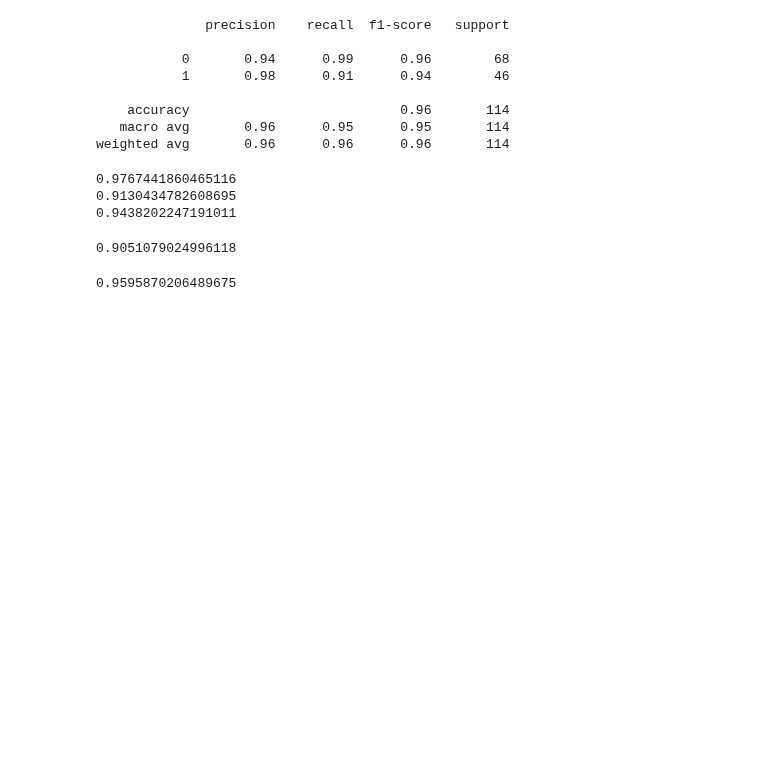
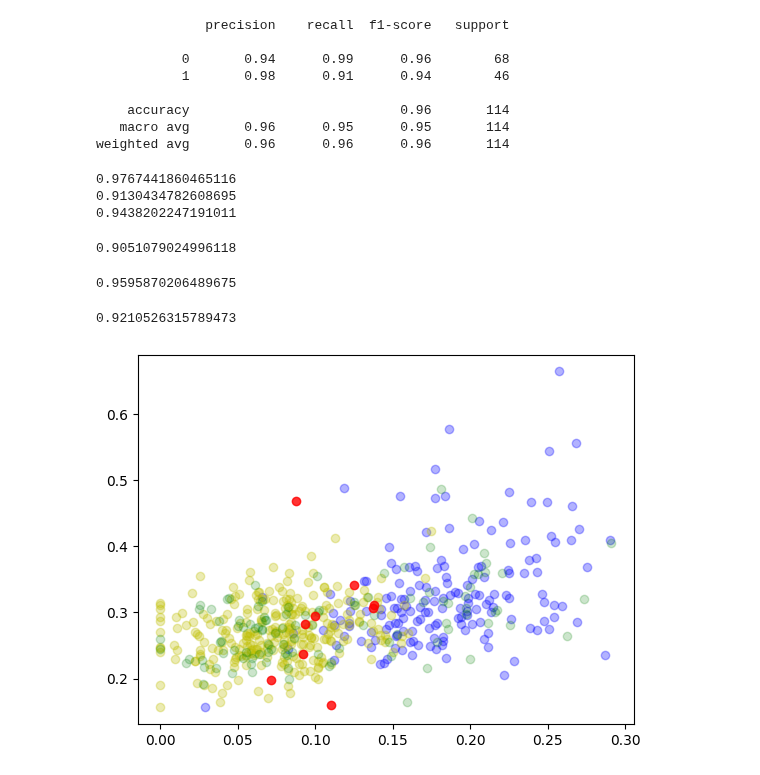
Before and after one commit to fboldt/aulasml, a Jupyter notebook: aula3b_classificação.ipynb, the cells around one changed output. Drawn from its saved outputs; the diff is of its cells as text; code cells hidden in the pictures; blank space fills up the shorter version.

```diff
--- a/aula3b_classificação.ipynb
+++ b/aula3b_classificação.ipynb
@@ -269,3 +269,20 @@ scores = cross_validate(modelo, X, y, cv=5)
 print(sum(scores['test_score'])/len(scores['test_score']))
 # %% [output]
 0.9595870206489675
+# %%
+X2 = X[:,27:29]
+X2_tr, X2_te, y2_tr, y2_te = train_test_split(X2, y, test_size=0.2)
+modelo = ClassificadorLinear()
+modelo.fit(X2_tr, y2_tr)
+ypred = modelo.predict(X2_te)
+print(accuracy_score(y2_te, ypred))
+# %% [output]
+0.9210526315789473
+# %%
+plt.scatter(X2_tr[y2_tr==0,0], X2_tr[y2_tr==0,1], c='b', alpha=0.3)
+plt.scatter(X2_tr[y2_tr==1,0], X2_tr[y2_tr==1,1], c='y', alpha=0.3)
+plt.scatter(X2_te[ypred==y2_te,0], X2_te[ypred==y2_te,1], c='g', alpha=0.2)
+plt.scatter(X2_te[ypred!=y2_te,0], X2_te[ypred!=y2_te,1], c='r', alpha=0.8)
+plt.show()
+# %% [output]
+[figure, added]
```
Also changed, not shown: parts of 2 cells of this notebook.
